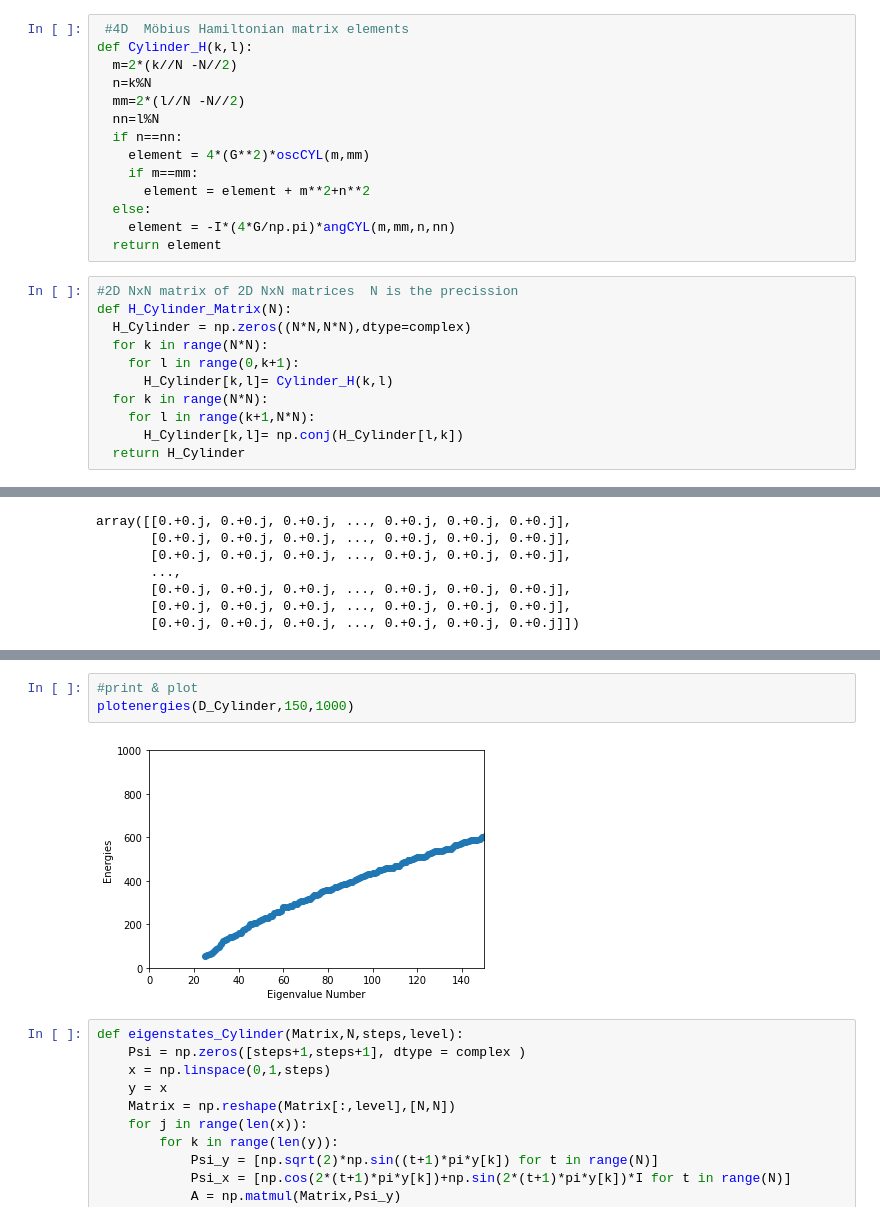
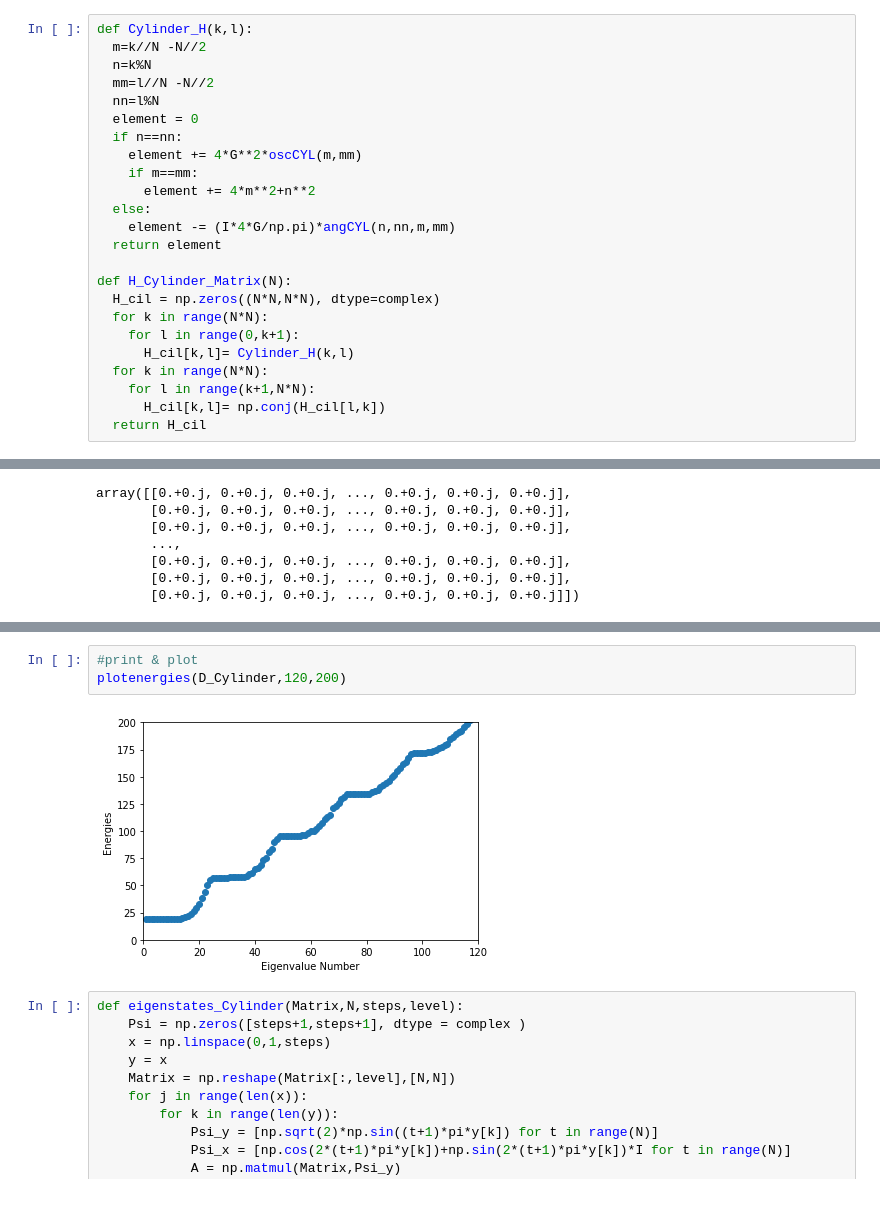
Before and after one commit to SantiagoM1227/IIT-2022-I, a Jupyter notebook: LL_avance_2.ipynb, the cells around one changed output, grey strips where cells are left out. Drawn from its saved outputs; the diff is of its cells as text.

```diff
--- a/LL_avance_2.ipynb
+++ b/LL_avance_2.ipynb
@@ -498,25 +464,24 @@ print((-8*G/np.pi)*fc(Ry[0],Ry[1],Rx[0],Rx[1])- I*(4*G/np.pi)*angCYL(2*Rx[0],2*R
 # %%
- #4D  Möbius Hamiltonian matrix elements
 def Cylinder_H(k,l):
-  m=2*(k//N -N//2)
+  m=k//N -N//2
   n=k%N
-  mm=2*(l//N -N//2)
+  mm=l//N -N//2
   nn=l%N
+  element = 0
   if n==nn:
-    element = 4*(G**2)*oscCYL(m,mm)
+    element += 4*G**2*oscCYL(m,mm)
     if m==mm:
-      element = element + m**2+n**2
+      element += 4*m**2+n**2
   else:
-    element = -I*(4*G/np.pi)*angCYL(m,mm,n,nn)
+    element -= (I*4*G/np.pi)*angCYL(n,nn,m,mm)
   return element
+
+def H_Cylinder_Matrix(N):
+  H_cil = np.zeros((N*N,N*N), dtype=complex)
+  for k in range(N*N):
+    for l in range(0,k+1):
+      H_cil[k,l]= Cylinder_H(k,l)
+  for k in range(N*N):
+    for l in range(k+1,N*N):
+      H_cil[k,l]= np.conj(H_cil[l,k])
+  return H_cil
-# %%
-#2D NxN matrix of 2D NxN matrices  N is the precission
-def H_Cylinder_Matrix(N):
-  H_Cylinder = np.zeros((N*N,N*N),dtype=complex)
-  for k in range(N*N):
-    for l in range(0,k+1):
-      H_Cylinder[k,l]= Cylinder_H(k,l)
-  for k in range(N*N):
-    for l in range(k+1,N*N):
-      H_Cylinder[k,l]= np.conj(H_Cylinder[l,k])
-  return H_Cylinder
@@ -589,8 +560,8 @@ print(D_Cylinder)
 # %%
 #print & plot
-plotenergies(D_Cylinder,150,1000)
+plotenergies(D_Cylinder,120,200)
 # %% [output]
-[figure, old version]
+[figure, new version]
 # %%
 def eigenstates_Cylinder(Matrix,N,steps,level):
     Psi = np.zeros([steps+1,steps+1], dtype = complex )
```
Also changed, not shown: parts of 14 cells of this notebook.
